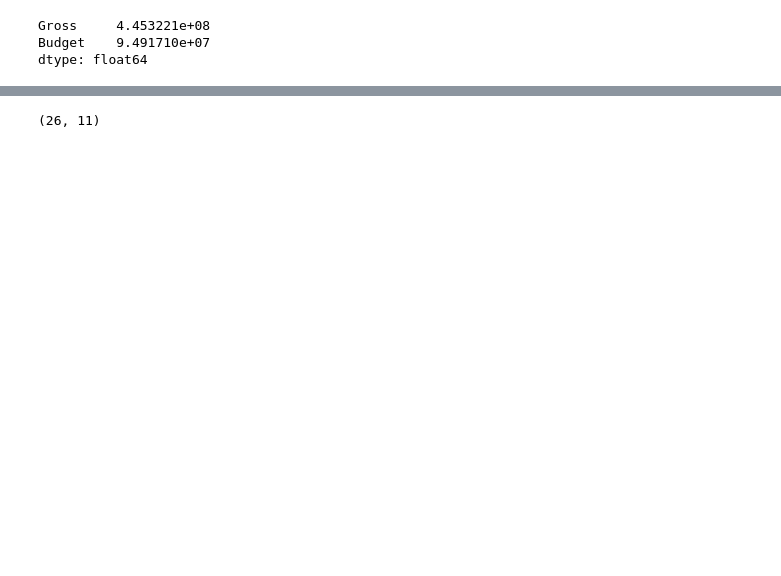
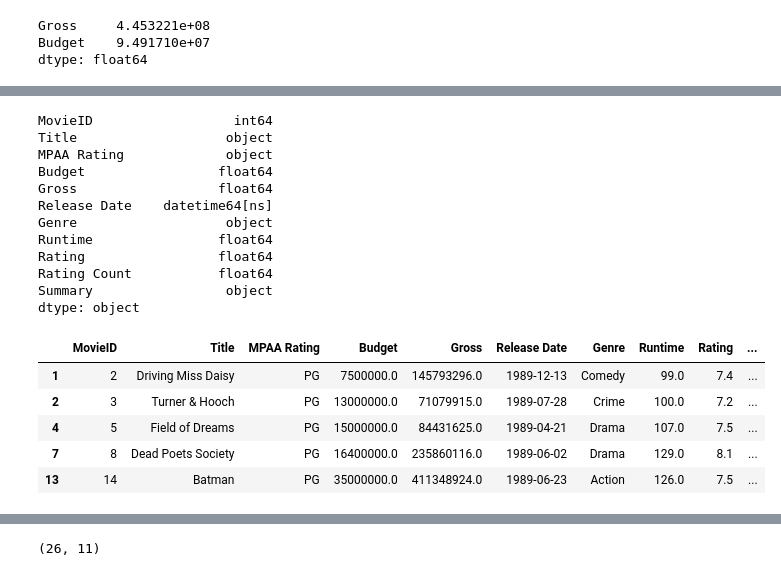
Before and after one commit to Sudha25a/Projects, a Jupyter notebook: pandas ex .ipynb, the cells around one changed output, grey strips where cells are left out. Drawn from its saved outputs; the diff is of its cells as text; code cells hidden in the pictures; blank space fills up the shorter version.

```diff
--- a/pandas ex .ipynb
+++ b/pandas ex .ipynb
@@ -128,6 +129,29 @@ dtype: float64
 # %%
-# df['Release_date']= pd.to_datetime(df["Release_date"])
-#     df.dtypes
+# df["Release date"]= pd.to_datetime(["Release date"])
+# df.dtypes
+
+df['Release Date'] = pd.to_datetime(df['Release Date'])
+print(df.dtypes)
+df
+# %% [output]
+MovieID                  int64
+Title                   object
+MPAA Rating             object
+Budget                 float64
+Gross                  float64
+Release Date    datetime64[ns]
+Genre                   object
+Runtime                float64
+Rating                 float64
+Rating Count           float64
+Summary                 object
+dtype: object
+|  | MovieID | Title | MPAA Rating | Budget | Gross | Release Date | Genre | Runtime | Rating | ... |
+| 1 | 2 | Driving Miss Daisy | PG | 7500000.0 | 145793296.0 | 1989-12-13 | Comedy | 99.0 | 7.4 | ... |
+| 2 | 3 | Turner & Hooch | PG | 13000000.0 | 71079915.0 | 1989-07-28 | Crime | 100.0 | 7.2 | ... |
+| 4 | 5 | Field of Dreams | PG | 15000000.0 | 84431625.0 | 1989-04-21 | Drama | 107.0 | 7.5 | ... |
+| 7 | 8 | Dead Poets Society | PG | 16400000.0 | 235860116.0 | 1989-06-02 | Drama | 129.0 | 8.1 | ... |
+| 13 | 14 | Batman | PG | 35000000.0 | 411348924.0 | 1989-06-23 | Action | 126.0 | 7.5 | ... |
 # %%
 # use the fillna() method to replace the missing values of Rating with their median
 df.fillna(df["Rating"].median())
```
Also changed, not shown: parts of 10 cells of this notebook, 2 other files.
